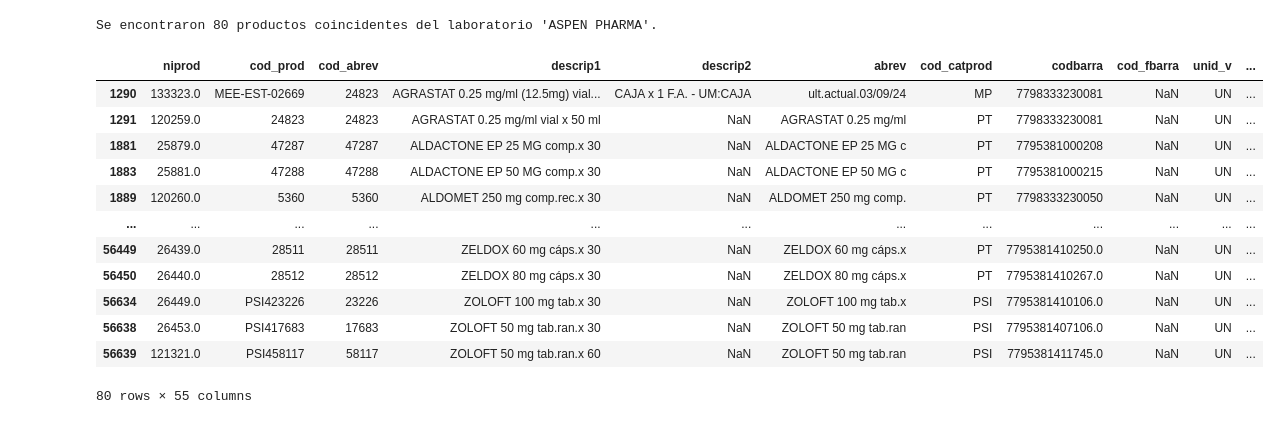
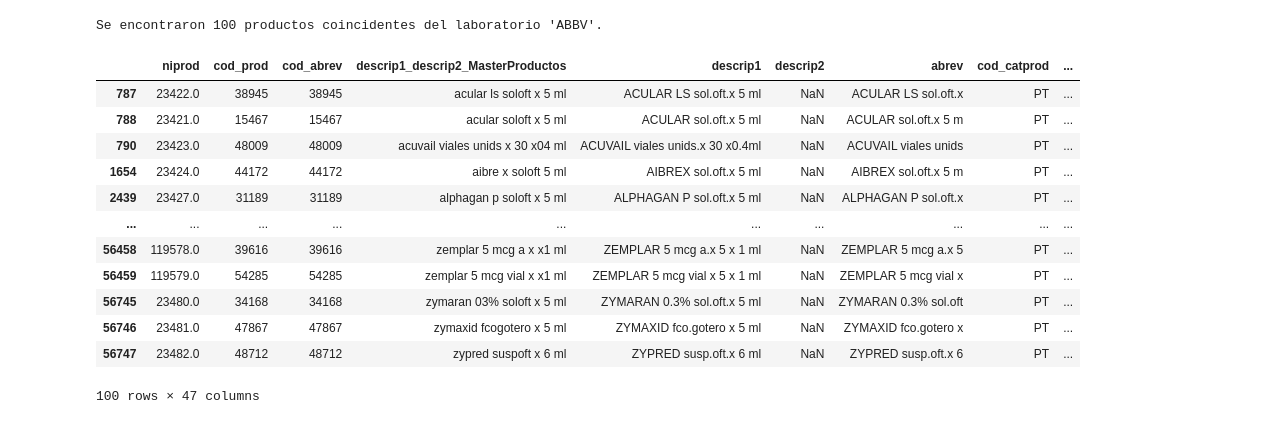
Before and after one commit to emmaSDNZ/digitalizacion_distriapp, a Jupyter notebook: backend/src/notebook/sentenceIA.ipynb, the cells around one changed output. Saved outputs shown, nothing was run; the diff lists cells and outputs as text; code cells hidden in the pictures.

```diff
--- a/backend/src/notebook/sentenceIA.ipynb
+++ b/backend/src/notebook/sentenceIA.ipynb
@@ -27,0 +7,13 @@ df_productos
+# %%
+# Cargar los archivos CSV y Eliminacion de Columnas Vacias.
+
+df_MasterProductos = pd.read_csv("L_STMaestroPrd.csv")  # Tu archivo maestro
+
+# Eliminar las columnas que están completamente vacías
+df_MasterProductos = df_MasterProductos.dropna(axis=1, how='all')
+
+# Crear la nueva columna 'descrip1_descrip2' combinando las columnas 'descrip1' y 'descrip2'
+df_MasterProductos["descrip1_descrip2_MasterProductos"] = df_MasterProductos["descrip1"].fillna('') + " " + df_MasterProductos["descrip2"].fillna('')
+
+# Mostrar el resultado
+df_MasterProductos
@@ -27,0 +92,12 @@ df_productos
+# %%
+#PROCESAMIENTO DE DATOS DE LA COLUMNA descrip1 y descrip2 1 DE LA MASTER
+# Asegúrate de que el DataFrame de salida esté correctamente definido
+data_MasterProductos_Procesada = df_MasterProductos.copy()
+
+nombre_columna = "descrip1_descrip2_MasterProductos"
+# Aplicar la función de procesamiento y guardar el resultado en una nueva columna con el nombre deseado
+
+data_MasterProductos_Procesada["descrip1_descrip2_MasterProductos"] = procesar_descripcion(df_MasterProductos, nombre_columna)["descrip1_descrip2_MasterProductos"]
+
+# Ahora puedes acceder a la columna original procesada o la nueva columna
+data_MasterProductos_Procesada
@@ -97,31 +214,35 @@ df_resultado_PROVEEDOR
 # %%
-# Función para filtrar productos por laboratorio
+# Función para filtrar productos por laboratorios sobre la MASTER PRODUCTOS
 def laboratorio_input_df(df, columna):
     input_name = input("Ingrese el nombre del laboratorio: ").strip()
     tablas_coincidencias = df[df[columna].str.contains(input_name, case=False, na=False)].copy()
     if not tablas_coincidencias.empty:
         print(f"Se encontraron {len(tablas_coincidencias)} productos coincidentes del laboratorio '{input_name}'.")
-        tablas_coincidencias['descrip1_limpia'] = tablas_coincidencias['descrip1'].fillna('').apply(clear_column)
         return tablas_coincidencias
     else:
         print(f"No se encontraron productos del laboratorio '{input_name}'.")
         return None
 
-column_name_laboratorio = "atrib0"
-laboratorio_coincidencias_df = laboratorio_input_df(df_productos, column_name_laboratorio)
-laboratorio_coincidencias_df
+# Usar la función para filtrar productos
+column_name_laboratorio = "atrib0"  # Columna donde se busca el laboratorio
+df_Laboratorio_MasterProducto_Filtrado = laboratorio_input_df(data_MasterProductos_Procesada, column_name_laboratorio)
+
+data_Laboratorio_MasterProducto_Procesado_Filtrado = df_Laboratorio_MasterProducto_Filtrado[[col for col in df_Laboratorio_MasterProducto_Filtrado.columns if col != 'descrip1_descrip2_MasterProductos'][:3] + ['descrip1_descrip2_MasterProductos'] + [col for col in df_Laboratorio_MasterProducto_Filtrado.columns if col != 'descrip1_descrip2_MasterProductos'][3:]]
+
+# Ver el resultado
+data_Laboratorio_MasterProducto_Procesado_Filtrado
 # %% [output]
-Se encontraron 80 productos coincidentes del laboratorio 'ASPEN PHARMA'.
+Se encontraron 100 productos coincidentes del laboratorio 'ABBV'.
-|  | niprod | cod_prod | cod_abrev | descrip1 | descrip2 | abrev | cod_catprod | codbarra | cod_fbarra | unid_v | ... |
-| 1290 | 133323.0 | MEE-EST-02669 | 24823 | AGRASTAT 0.25 mg/ml (12.5mg) vial... | CAJA x 1 F.A. - UM:CAJA | ult.actual.03/09/24 | MP | 7798333230081 | NaN | UN | ... |
-| 1291 | 120259.0 | 24823 | 24823 | AGRASTAT 0.25 mg/ml vial x 50 ml | NaN | AGRASTAT 0.25 mg/ml | PT | 7798333230081 | NaN | UN | ... |
-| 1881 | 25879.0 | 47287 | 47287 | ALDACTONE EP 25 MG comp.x 30 | NaN | ALDACTONE EP 25 MG c | PT | 7795381000208 | NaN | UN | ... |
-| 1883 | 25881.0 | 47288 | 47288 | ALDACTONE EP 50 MG comp.x 30 | NaN | ALDACTONE EP 50 MG c | PT | 7795381000215 | NaN | UN | ... |
-| 1889 | 120260.0 | 5360 | 5360 | ALDOMET 250 mg comp.rec.x 30 | NaN | ALDOMET 250 mg comp. | PT | 7798333230050 | NaN | UN | ... |
-| ... | ... | ... | ... | ... | ... | ... | ... | ... | ... | ... | ... |
-| 56449 | 26439.0 | 28511 | 28511 | ZELDOX 60 mg cáps.x 30 | NaN | ZELDOX 60 mg cáps.x | PT | 7795381410250.0 | NaN | UN | ... |
-| 56450 | 26440.0 | 28512 | 28512 | ZELDOX 80 mg cáps.x 30 | NaN | ZELDOX 80 mg cáps.x | PT | 7795381410267.0 | NaN | UN | ... |
-| 56634 | 26449.0 | PSI423226 | 23226 | ZOLOFT 100 mg tab.x 30 | NaN | ZOLOFT 100 mg tab.x | PSI | 7795381410106.0 | NaN | UN | ... |
-| 56638 | 26453.0 | PSI417683 | 17683 | ZOLOFT 50 mg tab.ran.x 30 | NaN | ZOLOFT 50 mg tab.ran | PSI | 7795381407106.0 | NaN | UN | ... |
-| 56639 | 121321.0 | PSI458117 | 58117 | ZOLOFT 50 mg tab.ran.x 60 | NaN | ZOLOFT 50 mg tab.ran | PSI | 7795381411745.0 | NaN | UN | ... |
+|  | niprod | cod_prod | cod_abrev | descrip1_descrip2_MasterProductos | descrip1 | descrip2 | abrev | cod_catprod | ... |
+| 787 | 23422.0 | 38945 | 38945 | acular ls soloft x 5 ml | ACULAR LS sol.oft.x 5 ml | NaN | ACULAR LS sol.oft.x | PT | ... |
+| 788 | 23421.0 | 15467 | 15467 | acular soloft x 5 ml | ACULAR sol.oft.x 5 ml | NaN | ACULAR sol.oft.x 5 m | PT | ... |
+| 790 | 23423.0 | 48009 | 48009 | acuvail viales unids x 30 x04 ml | ACUVAIL viales unids.x 30 x0.4ml | NaN | ACUVAIL viales unids | PT | ... |
+| 1654 | 23424.0 | 44172 | 44172 | aibre x soloft 5 ml | AIBREX sol.oft.x 5 ml | NaN | AIBREX sol.oft.x 5 m | PT | ... |
+| 2439 | 23427.0 | 31189 | 31189 | alphagan p soloft x 5 ml | ALPHAGAN P sol.oft.x 5 ml | NaN | ALPHAGAN P sol.oft.x | PT | ... |
+| ... | ... | ... | ... | ... | ... | ... | ... | ... | ... |
+| 56458 | 119578.0 | 39616 | 39616 | zemplar 5 mcg a x x1 ml | ZEMPLAR 5 mcg a.x 5 x 1 ml | NaN | ZEMPLAR 5 mcg a.x 5 | PT | ... |
+| 56459 | 119579.0 | 54285 | 54285 | zemplar 5 mcg vial x x1 ml | ZEMPLAR 5 mcg vial x 5 x 1 ml | NaN | ZEMPLAR 5 mcg vial x | PT | ... |
+| 56745 | 23480.0 | 34168 | 34168 | zymaran 03% soloft x 5 ml | ZYMARAN 0.3% sol.oft.x 5 ml | NaN | ZYMARAN 0.3% sol.oft | PT | ... |
+| 56746 | 23481.0 | 47867 | 47867 | zymaxid fcogotero x 5 ml | ZYMAXID fco.gotero x 5 ml | NaN | ZYMAXID fco.gotero x | PT | ... |
+| 56747 | 23482.0 | 48712 | 48712 | zypred suspoft x 6 ml | ZYPRED susp.oft.x 6 ml | NaN | ZYPRED susp.oft.x 6 | PT | ... |
-80 rows × 55 columns
+100 rows × 47 columns
```
Also changed, not shown: parts of 21 cells of this notebook, 20 other files.
